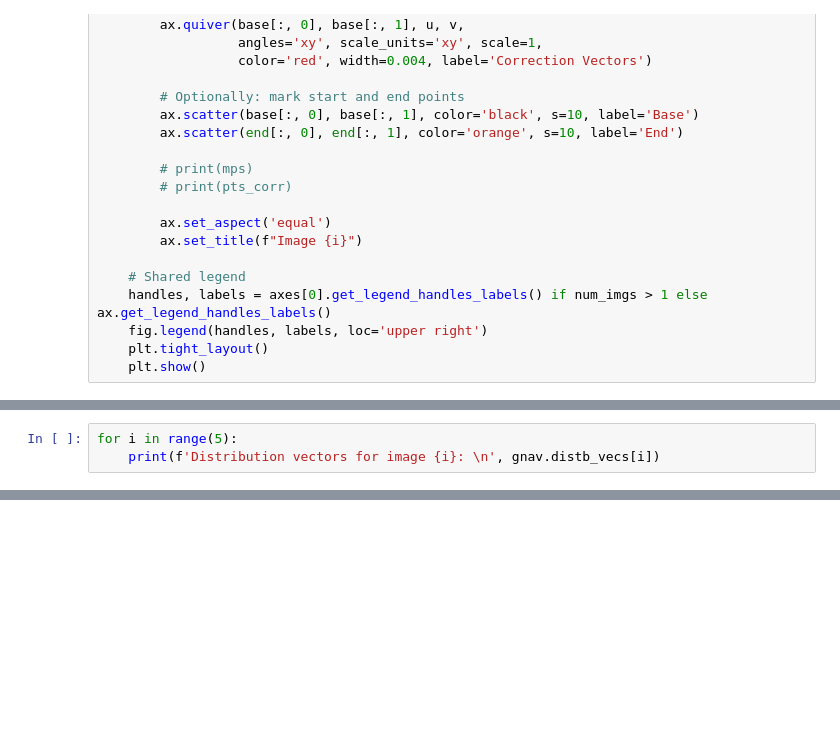
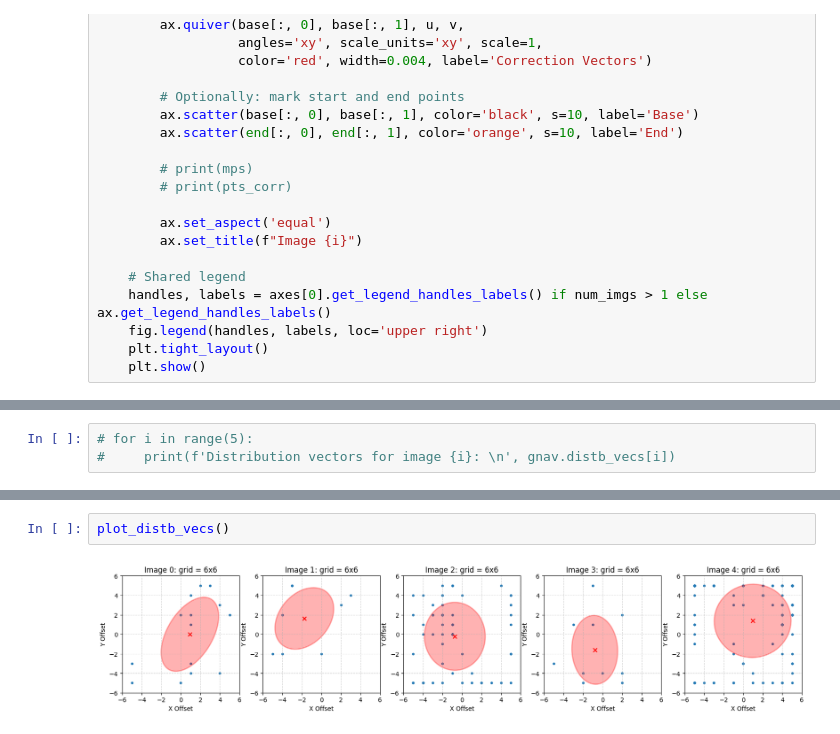
Before and after one commit to dchoate119/ASAR, a Jupyter notebook: s3/Error_Distributions/patch_distb_demo.ipynb, the cells around one changed output, grey strips where cells are left out. Drawn from its saved outputs; the diff is of its cells as text; blank space fills up the shorter version.

```diff
--- a/s3/Error_Distributions/patch_distb_demo.ipynb
+++ b/s3/Error_Distributions/patch_distb_demo.ipynb
@@ -647,3 +654,3 @@ plot_microps_w_corVecs()
 # %%
-for i in range(5):
-    print(f'Distribution vectors for image {i}: \n', gnav.distb_vecs[i])
+# for i in range(5):
+#     print(f'Distribution vectors for image {i}: \n', gnav.distb_vecs[i])
@@ -721,0 +714,4 @@ Distribution vectors for image 0:
+# %%
+plot_distb_vecs()
+# %% [output]
+[figure, added]
```
Also changed, not shown: parts of 17 cells of this notebook, 4 other files.
